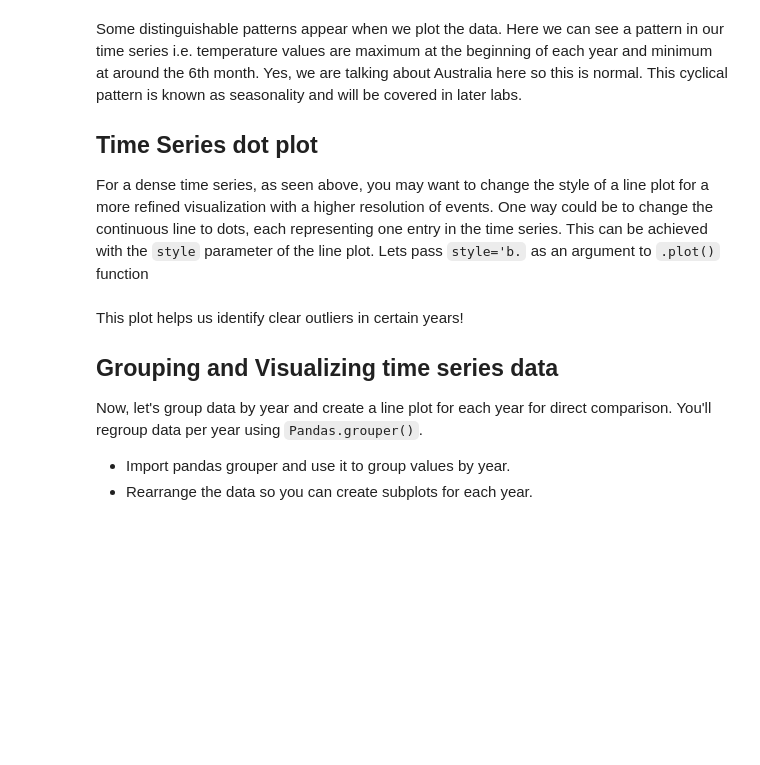
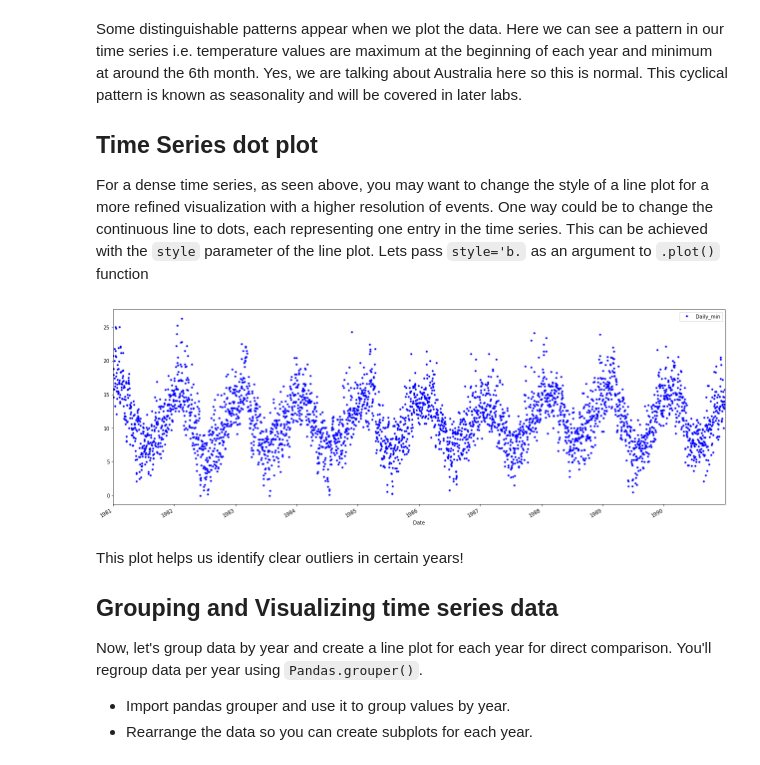
Before and after one commit to learn-co-curriculum/dsc-visualizing-time-series-data-lab, a Jupyter notebook: index.ipynb, the cells around one changed output. Cells and saved outputs as stored; diff of their text form; code cells hidden in the pictures; blank space fills up the shorter version.

```diff
--- a/index.ipynb
+++ b/index.ipynb
@@ -31,6 +72,12 @@ Some distinguishable patterns appear when we plot the data. Here we can see a pa
 
 ## Time Series dot plot
 For a dense time series, as seen above, you may want to change the style of a line plot for a more refined visualization with a higher resolution of events. One way could be to change the continuous line to dots, each representing one entry in the time series. This can be achieved with the `style` parameter of the line plot. Lets pass `style='b.` as an argument to `.plot()` function
+# %%
+# Use dots instead on a continuous line and redraw the timeseries.
+temp_data.plot(figsize = (22,8), style = 'b.')
+plt.show()
+# %% [output]
+[figure, added]
 # %% [markdown]
 This plot helps us identify clear outliers in certain years!
 
```
Also changed, not shown: parts of 15 cells of this notebook, 20 other files.
